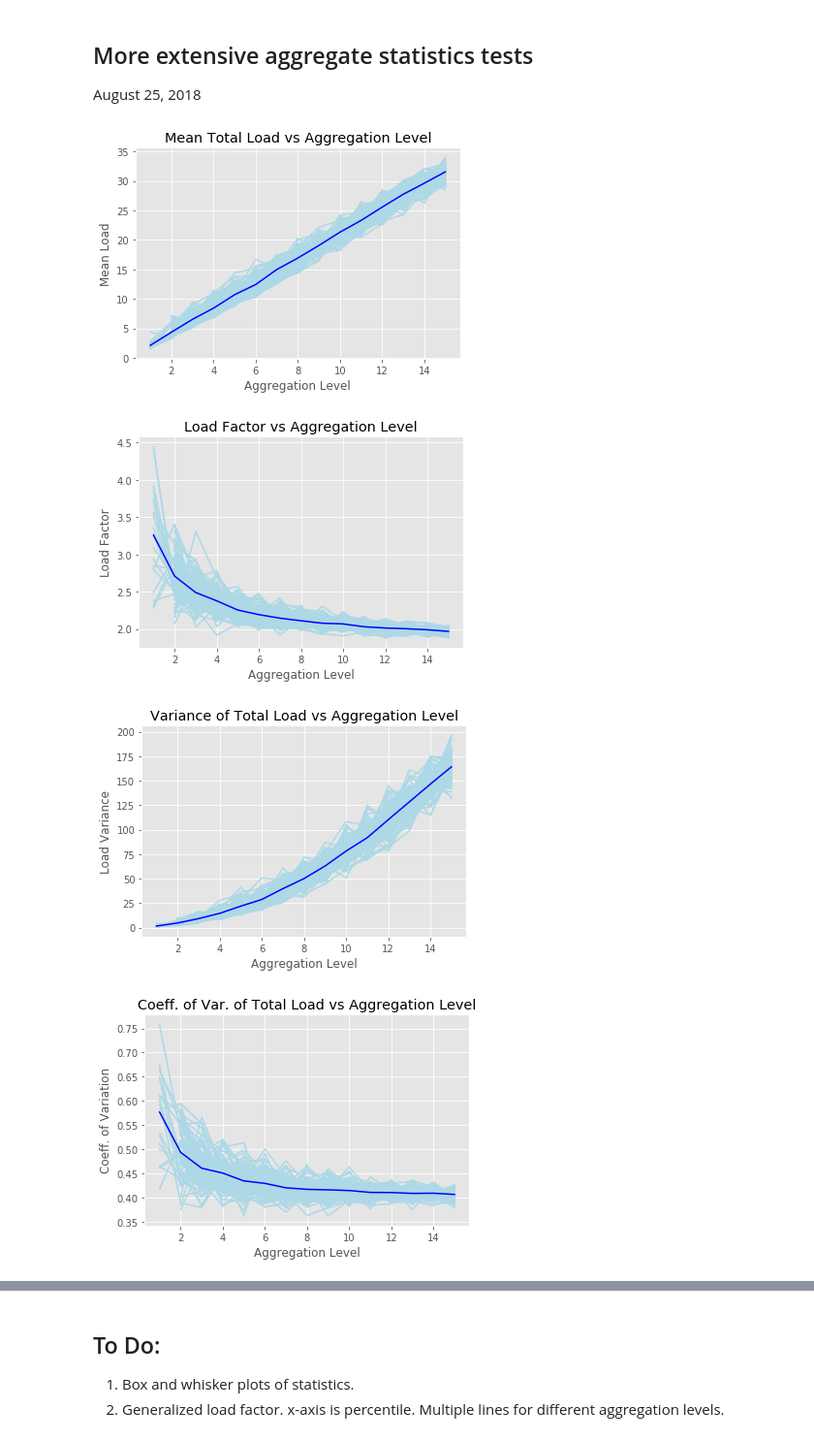
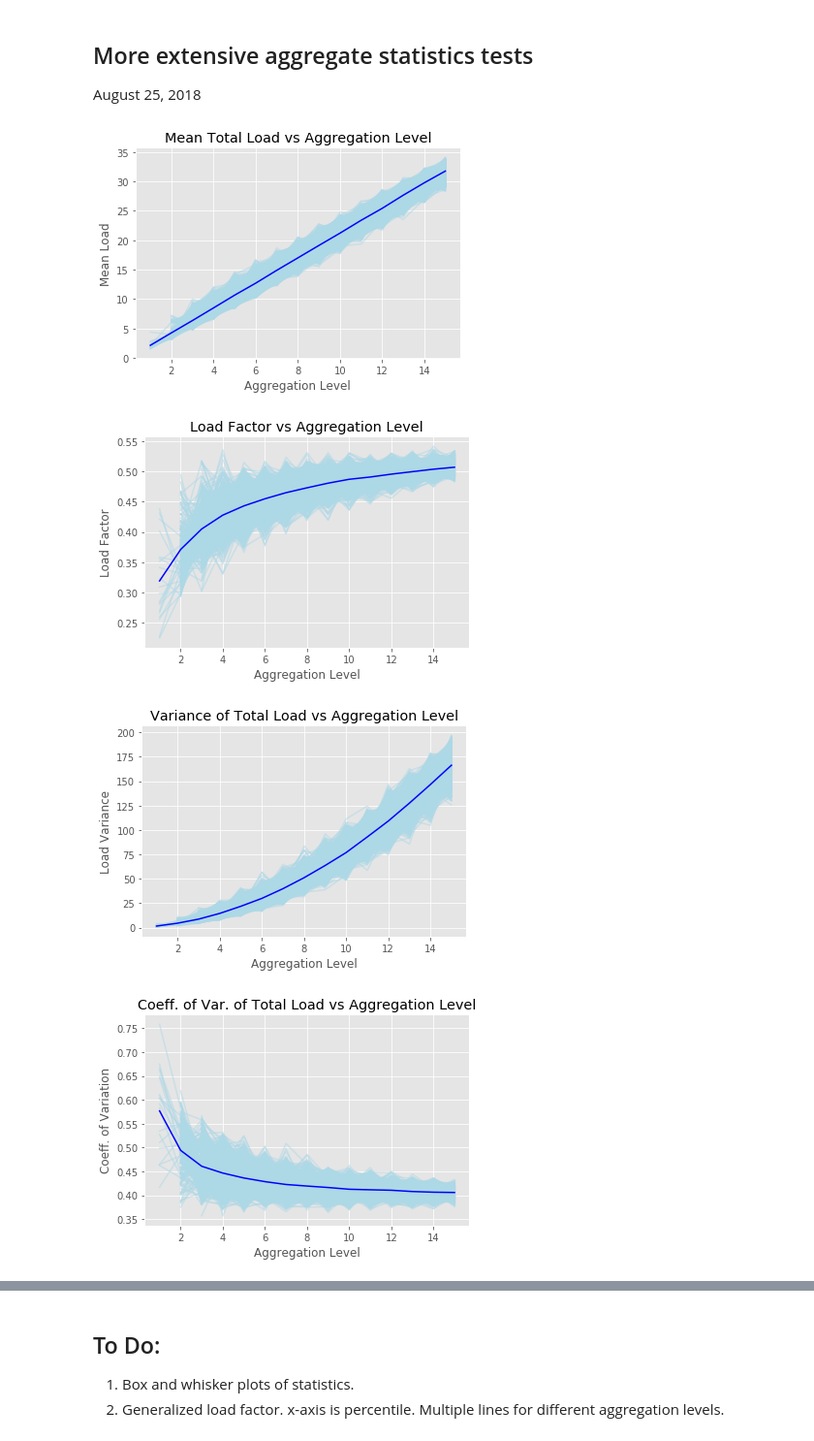
Before and after one commit to nnwosu/electricity-demand-analysis, a Jupyter notebook: Pecan Street Demand Analysis.ipynb, the cells around one changed output, grey strips where cells are left out. Shown at 97% size. Saved outputs shown, nothing was run; the diff lists cells and outputs as text; code cells hidden in the pictures.

Commit message:
Fixed load factor. Add box plots

```diff
--- a/Pecan Street Demand Analysis.ipynb
+++ b/Pecan Street Demand Analysis.ipynb
@@ -122,7 +122,7 @@ def loadFactor(load):
     totalLoad = np.sum(load, axis=0);
     maxLoad = np.max(totalLoad);
     meanLoad = np.mean(totalLoad);
-    return maxLoad / meanLoad
+    return meanLoad / maxLoad
 
 def cvLoad(load):
     totalLoad = np.sum(load, axis=0);
@@ -207,38 +216,38 @@ August 25, 2018
 loadMat = hourlyloads_20_df.values.T;
 aggLevels = np.arange(1, 16);
 statList = [meanTotalLoad, varTotalLoad, loadFactor, cvLoad];
-R = aggLoadStats(loadMat, aggLevels, statList, samplesPerLevel=100)
+R = aggLoadStats(loadMat, aggLevels, statList, samplesPerLevel=1000)
 # R has dimensions len(aggLevels) x samplesPerLevel x len(statList)
 # %%
 # Plot mean load vs aggregation
 idx = 0;
-plt.figure(); plt.plot(aggLevels, R[:, :, idx], color='lightblue');
+plt.figure(); plt.plot(aggLevels, R[:, :, idx], color='lightblue', alpha=0.5);
 plt.plot(aggLevels, np.nanmean(R[:, :, idx], axis=1), color='blue')
 plt.xlabel('Aggregation Level'); plt.ylabel('Mean Load');
 plt.title('Mean Total Load vs Aggregation Level');
 
 # Plot load factor vs aggregation
 idx = 2;
-plt.figure(); plt.plot(aggLevels, R[:, :, idx], color='lightblue');
+plt.figure(); plt.plot(aggLevels, R[:, :, idx], color='lightblue', alpha=0.5);
 plt.plot(aggLevels, np.nanmean(R[:, :, idx], axis=1), color='blue')
 plt.xlabel('Aggregation Level'); plt.ylabel('Load Factor');
 plt.title('Load Factor vs Aggregation Level');
 
 # Plot total variance of the load (over the full time series) vs aggregation
 idx = 1;
-plt.figure(); plt.plot(aggLevels, R[:, :, idx], color='lightblue');
+plt.figure(); plt.plot(aggLevels, R[:, :, idx], color='lightblue', alpha=0.5);
 plt.plot(aggLevels, np.nanmean(R[:, :, idx], axis=1), color='blue');
 plt.xlabel('Aggregation Level'); plt.ylabel('Load Variance');
 plt.title('Variance of Total Load vs Aggregation Level');
 
 # Plot coeff of var of total load vs aggregation
 idx = 3;
-plt.figure(); plt.plot(aggLevels, R[:, :, idx], color='lightblue');
+plt.figure(); plt.plot(aggLevels, R[:, :, idx], color='lightblue', alpha=0.5);
 plt.plot(aggLevels, np.nanmean(R[:, :, idx], axis=1), color='blue');
 plt.xlabel('Aggregation Level'); plt.ylabel('Coeff. of Variation');
 plt.title('Coeff. of Var. of Total Load vs Aggregation Level');
 # %% [output]
-[figure, old version]
+[figure, new version]
-[figure, old version]
+[figure, new version]
-[figure, old version]
+[figure, new version]
-[figure, old version]
+[figure, new version]
```
Also changed, not shown: parts of 2 cells of this notebook.
